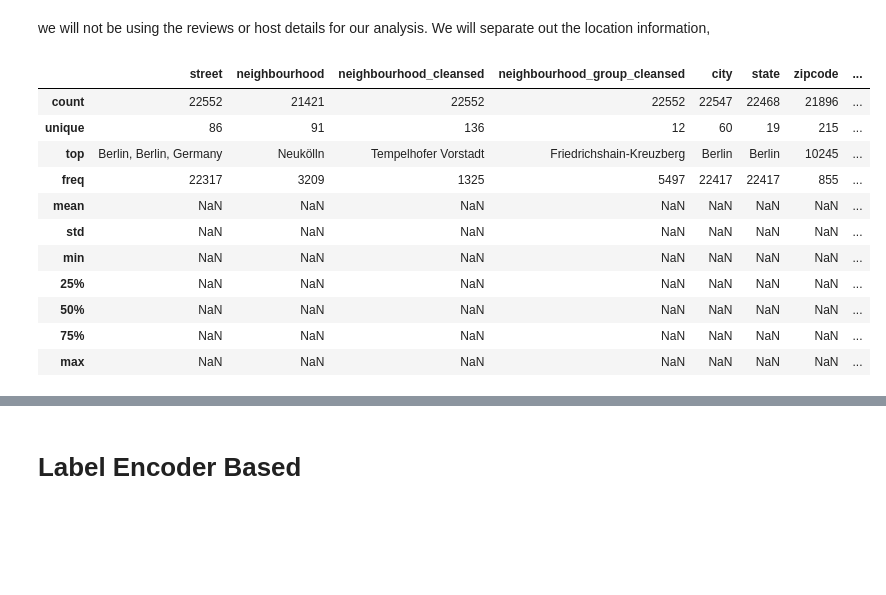
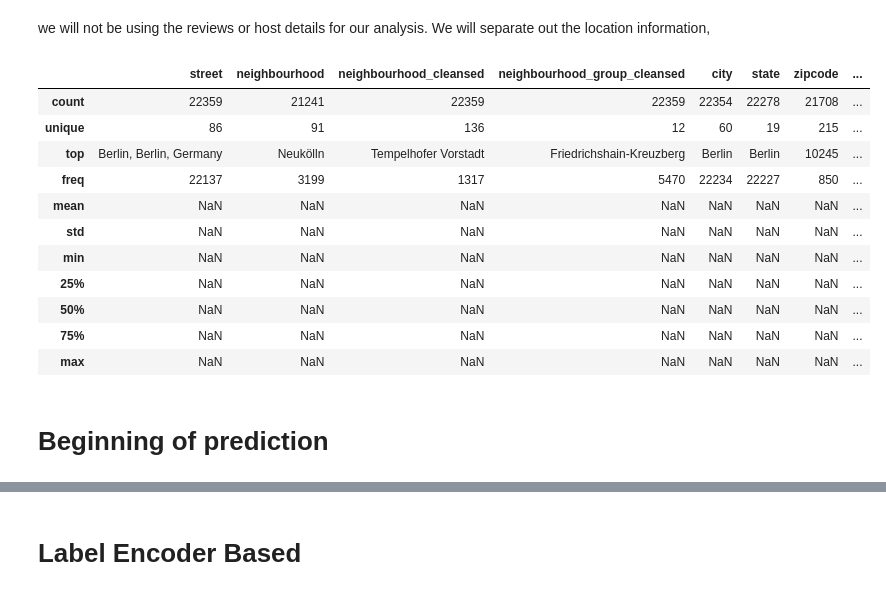
Before and after one commit to arunhiremath92/Airbnb-Price-Prediction, a Jupyter notebook: arun_airbnb_model_prediction_new.ipynb, the cells around one changed output, grey strips where cells are left out. Drawn from its saved outputs; the diff is of its cells as text; code cells hidden in the pictures; blank space fills up the shorter version.

Commit message:
Prediction-Improvements
-Added standardizer

```diff
--- a/arun_airbnb_model_prediction_new.ipynb
+++ b/arun_airbnb_model_prediction_new.ipynb
@@ -25,6 +25,7 @@ df.extra_people = df.extra_people.str.replace('$', '').str.replace(',', '').asty
 df['cleaning_fee'].fillna(0, inplace=True)
 df['security_deposit'].fillna(0, inplace=True)
 df['total_price'] = df['price'] + df['cleaning_fee'] + df['security_deposit']
+df.drop(df[ (df.total_price > 2000) | (df.total_price == 0) ].index, axis=0, inplace=True)
 red_square = dict(markerfacecolor='r', markeredgecolor='r', marker='.')
 df['total_price'].plot(kind='box', xlim=(0, 5000), vert=False, flierprops=red_square, figsize=(16,2))
 #drop the columns that were merged
@@ -44,7 +45,7 @@ columns = df.columns
 df_nan = nan_checker(df)
 length = len(df)
 for col in df.columns:
-    if (df[col].dtype != 'float'and df[col].nunique(dropna=True) == df[col].notnull().sum()):
+    if (df[col].dtype != 'float64'and df[col].nunique(dropna=True) == df[col].notnull().sum()):
         col_list_to_drop.append(col)
 df.drop(col_list_to_drop, inplace=True, axis = 1)
 # %%
@@ -94,35 +95,35 @@ we will not be using the reviews or host details for our analysis. We will separ
 # %%
 review_host_text_columns =["scrape_id","picture_url",
                            "last_scraped", "name",
                            "summary", "space","description",
                            "experiences_offered", "neighborhood_overview",
                            "transit","house_rules", "host_id", "host_url",
                            "host_location","host_neighbourhood",
                            "host_name","host_since", "host_is_superhost",
                            "host_thumbnail_url","host_picture_url","host_listings_count",
                            "host_total_listings_count", "host_verifications",
                            "host_has_profile_pic","host_identity_verified",
-                           "amenities","minimum_nights","maximum_nights","calendar_updated",
+                           "minimum_nights","maximum_nights","calendar_updated",
                            "has_availability","availability_30",
                            "availability_60","availability_90",
                            "availability_365","calendar_last_scraped",
                            "number_of_reviews","first_review",
                            "last_review","review_scores_rating",
                            "review_scores_accuracy","review_scores_cleanliness",
                            "review_scores_checkin","review_scores_communication",
                            "review_scores_location","review_scores_value",
-                           "instant_bookable","is_business_travel_ready",
+                           "is_business_travel_ready",
                            "require_guest_profile_picture","require_guest_phone_verification",
                            "calculated_host_listings_count", "reviews_per_month"]
 
-df.drop(review_host_text_columns, inplace=True, axis = 1)
-df.describe(include="all")
+df_dropped = df.drop(review_host_text_columns, inplace=False, axis = 1)
+df_dropped.describe(include="all")
 # %% [output]
 |  | street | neighbourhood | neighbourhood_cleansed | neighbourhood_group_cleansed | city | state | zipcode | ... |
-| count | 22552 | 21421 | 22552 | 22552 | 22547 | 22468 | 21896 | ... |
+| count | 22359 | 21241 | 22359 | 22359 | 22354 | 22278 | 21708 | ... |
 | unique | 86 | 91 | 136 | 12 | 60 | 19 | 215 | ... |
 | top | Berlin, Berlin, Germany | Neukölln | Tempelhofer Vorstadt | Friedrichshain-Kreuzberg | Berlin | Berlin | 10245 | ... |
-| freq | 22317 | 3209 | 1325 | 5497 | 22417 | 22417 | 855 | ... |
+| freq | 22137 | 3199 | 1317 | 5470 | 22234 | 22227 | 850 | ... |
 | mean | NaN | NaN | NaN | NaN | NaN | NaN | NaN | ... |
 | std | NaN | NaN | NaN | NaN | NaN | NaN | NaN | ... |
 | min | NaN | NaN | NaN | NaN | NaN | NaN | NaN | ... |
@@ -130,3 +131,5 @@ df.describe(include="all")
 | 50% | NaN | NaN | NaN | NaN | NaN | NaN | NaN | ... |
 | 75% | NaN | NaN | NaN | NaN | NaN | NaN | NaN | ... |
 | max | NaN | NaN | NaN | NaN | NaN | NaN | NaN | ... |
+# %% [markdown]
+<h1> Beginning of prediction </h1>
```
Also changed, not shown: parts of 41 cells of this notebook.
